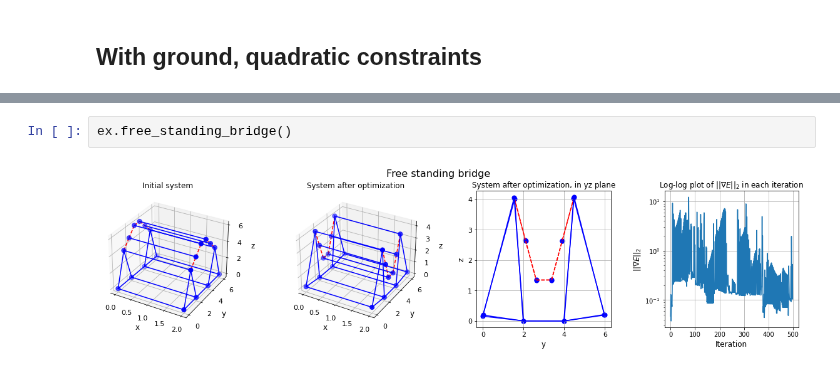
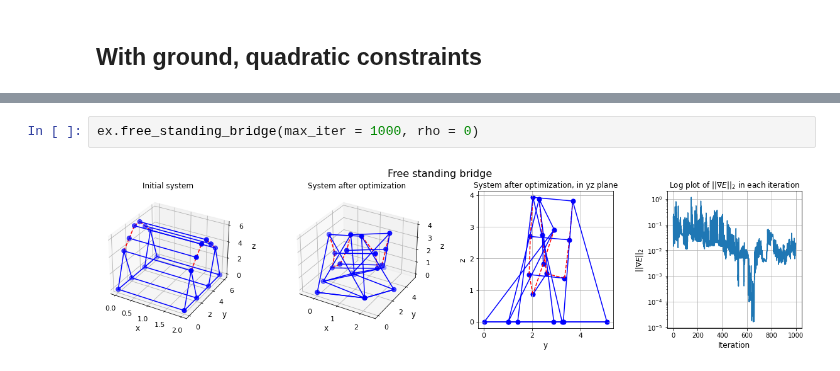
Before and after one commit to aledha/Tensegrity-Structures, a Jupyter notebook: main.ipynb, the cells around one changed output, grey strips where cells are left out. Saved outputs shown, nothing was run; the diff lists cells and outputs as text.

Commit message:
Falling bridge:(

```diff
--- a/main.ipynb
+++ b/main.ipynb
@@ -63,4 +63,4 @@ Converged after 80 iterations
 # %%
-ex.free_standing_bridge()
+ex.free_standing_bridge(max_iter = 1000, rho = 0)
 # %% [output]
-[figure, old version]
+[figure, new version]
```
Also changed, not shown: parts of 4 cells of this notebook, 2 other files.
